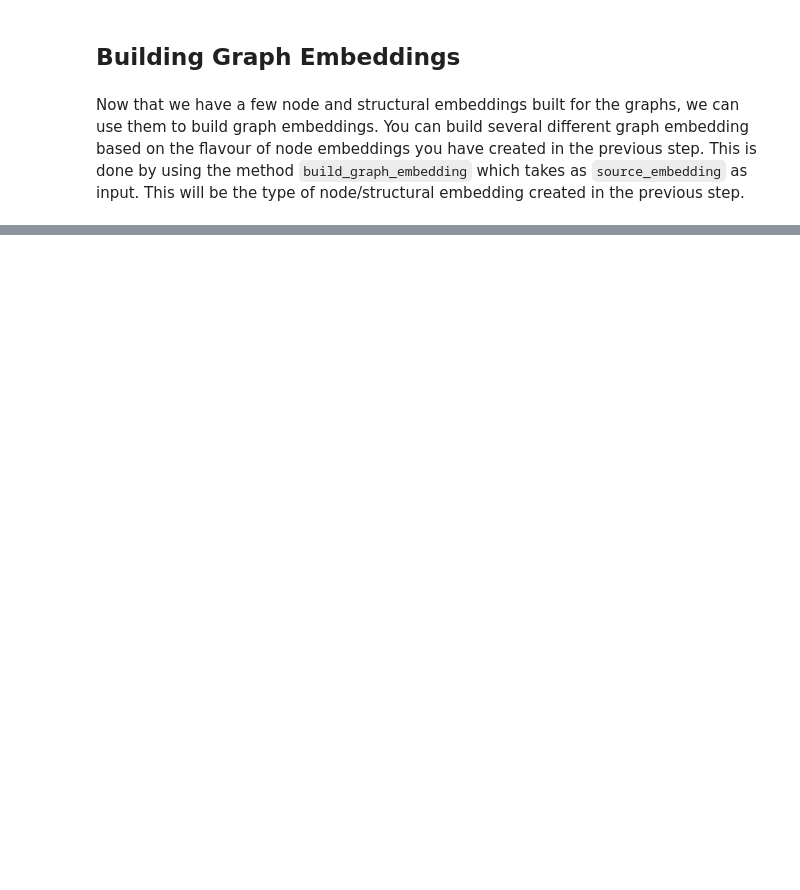
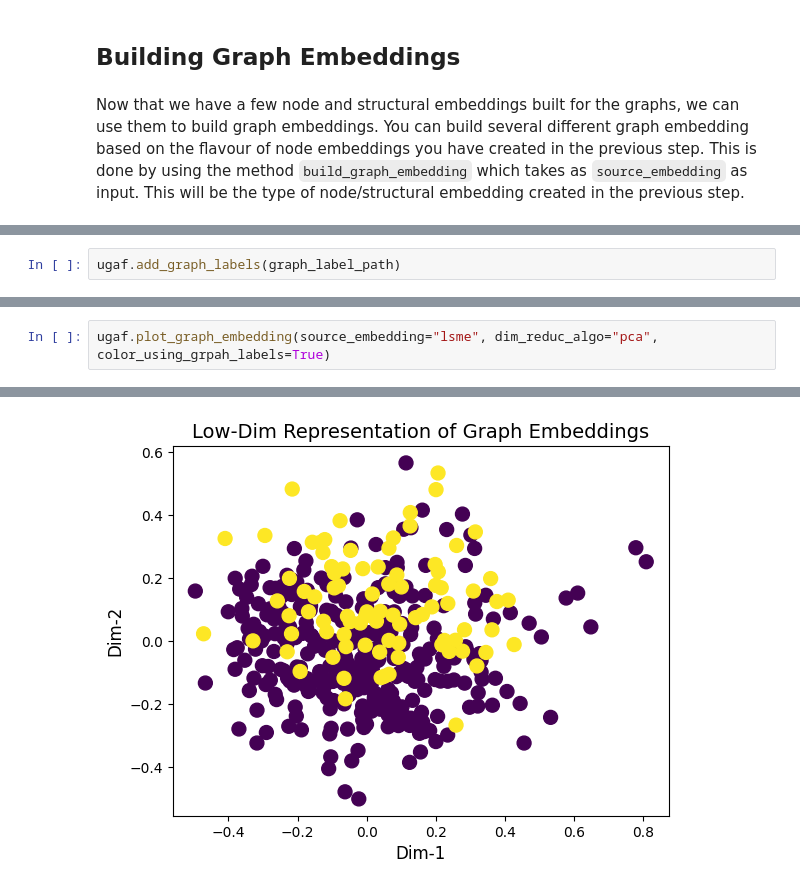
Before and after one commit to elmspace/NEExT, a Jupyter notebook: examples/example.ipynb, the cells around one changed output, grey strips where cells are left out. Cells and saved outputs as stored; diff of their text form; blank space fills up the shorter version.

```diff
--- a/examples/example.ipynb
+++ b/examples/example.ipynb
@@ -87,0 +101,2 @@ ugaf.graph_c.graph_collection[0]["embedding"]
+# %%
+ugaf.add_graph_labels(graph_label_path)
@@ -87,0 +106,3 @@ ugaf.graph_c.graph_collection[0]["embedding"]
+# %%
+ugaf.plot_graph_embedding(source_embedding="lsme", dim_reduc_algo="pca", color_using_grpah_labels=True)
+# %% [output]
@@ -87,0 +110 @@ ugaf.graph_c.graph_collection[0]["embedding"]
+[figure, added]
```
Also changed, not shown: parts of 20 cells of this notebook, 3 other files.
